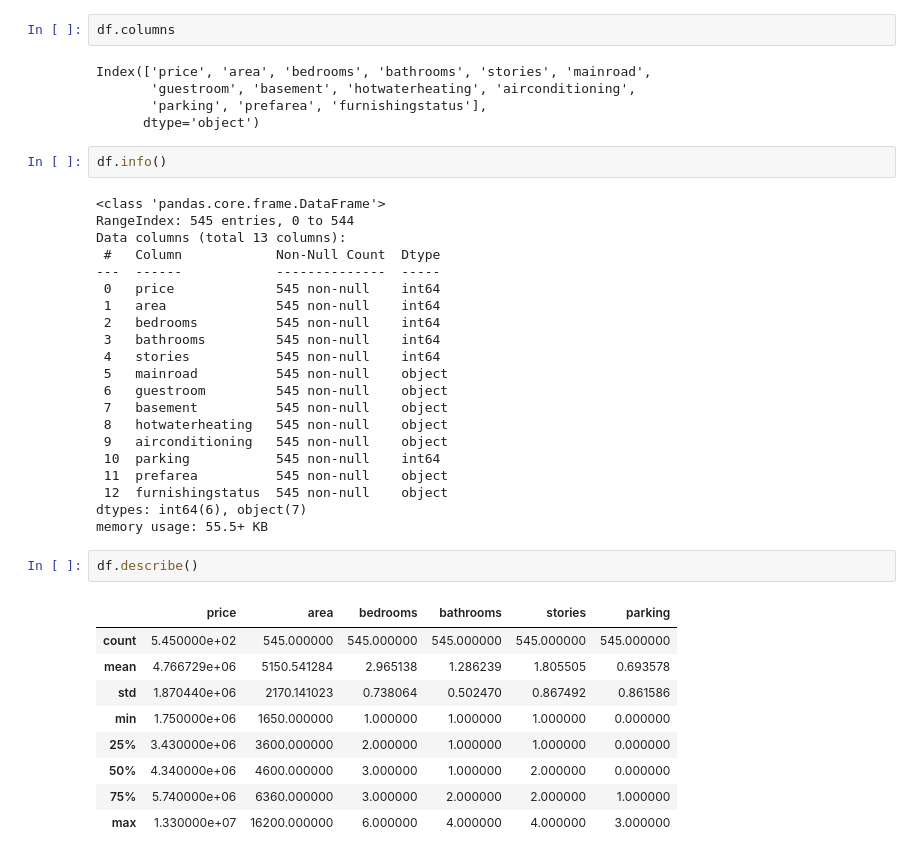
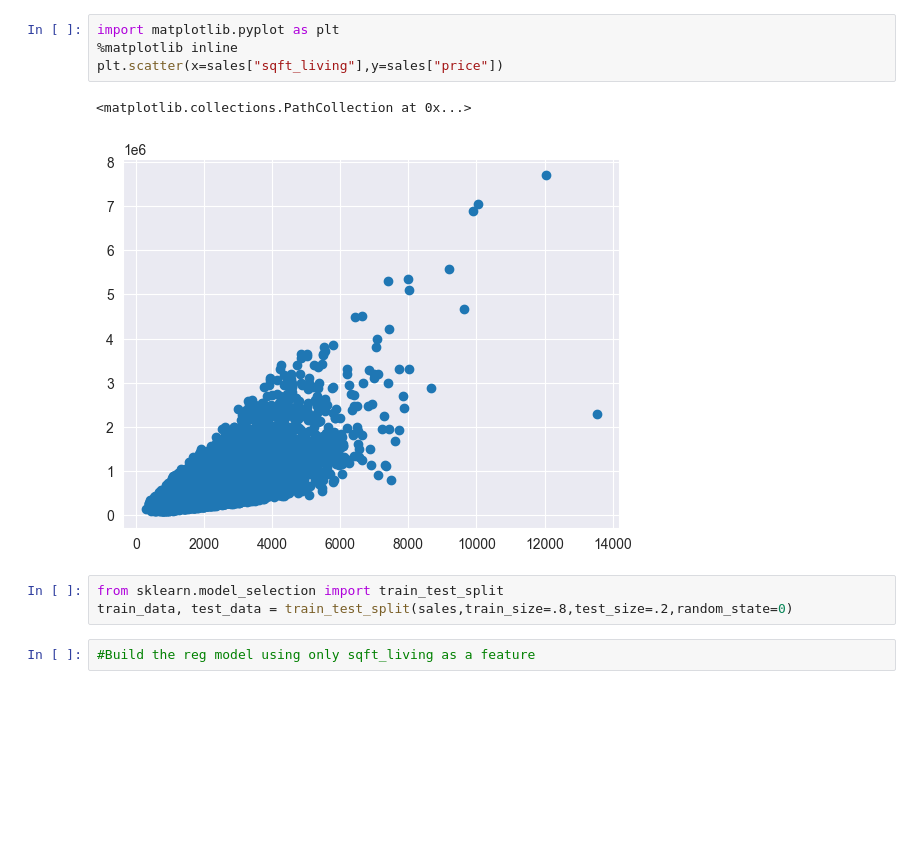
Before and after one commit to rajukan/grk_machine_learning_code, a Jupyter notebook: regression/house_prediction.ipynb, the cells around one changed output. Drawn from its saved outputs; the diff is of its cells as text; blank space fills up the shorter version.

```diff
--- a/regression/house_prediction.ipynb
+++ b/regression/house_prediction.ipynb
@@ -15,42 +14,12 @@ df.head()
 # %%
-df.columns
+import matplotlib.pyplot as plt
+%matplotlib inline
+plt.scatter(x=sales["sqft_living"],y=sales["price"])
 # %% [output]
-Index(['price', 'area', 'bedrooms', 'bathrooms', 'stories', 'mainroad',
-       'guestroom', 'basement', 'hotwaterheating', 'airconditioning',
-       'parking', 'prefarea', 'furnishingstatus'],
-      dtype='object')
+<matplotlib.collections.PathCollection at 0x...>
+[figure, added]
 # %%
-df.info()
+from sklearn.model_selection import train_test_split
+train_data, test_data = train_test_split(sales,train_size=.8,test_size=.2,random_state=0)
-# %% [output]
-<class 'pandas.core.frame.DataFrame'>
-RangeIndex: 545 entries, 0 to 544
-Data columns (total 13 columns):
- #   Column            Non-Null Count  Dtype
----  ------            --------------  -----
- 0   price             545 non-null    int64
- 1   area              545 non-null    int64
- 2   bedrooms          545 non-null    int64
- 3   bathrooms         545 non-null    int64
- 4   stories           545 non-null    int64
- 5   mainroad          545 non-null    object
- 6   guestroom         545 non-null    object
- 7   basement          545 non-null    object
- 8   hotwaterheating   545 non-null    object
- 9   airconditioning   545 non-null    object
- 10  parking           545 non-null    int64
- 11  prefarea          545 non-null    object
- 12  furnishingstatus  545 non-null    object
-dtypes: int64(6), object(7)
-memory usage: 55.5+ KB
 # %%
-df.describe()
+#Build the reg model using only sqft_living as a feature
-# %% [output]
-|  | price | area | bedrooms | bathrooms | stories | parking |
-| count | 5.450000e+02 | 545.000000 | 545.000000 | 545.000000 | 545.000000 | 545.000000 |
-| mean | 4.766729e+06 | 5150.541284 | 2.965138 | 1.286239 | 1.805505 | 0.693578 |
-| std | 1.870440e+06 | 2170.141023 | 0.738064 | 0.502470 | 0.867492 | 0.861586 |
-| min | 1.750000e+06 | 1650.000000 | 1.000000 | 1.000000 | 1.000000 | 0.000000 |
-| 25% | 3.430000e+06 | 3600.000000 | 2.000000 | 1.000000 | 1.000000 | 0.000000 |
-| 50% | 4.340000e+06 | 4600.000000 | 3.000000 | 1.000000 | 2.000000 | 0.000000 |
-| 75% | 5.740000e+06 | 6360.000000 | 3.000000 | 2.000000 | 2.000000 | 1.000000 |
-| max | 1.330000e+07 | 16200.000000 | 6.000000 | 4.000000 | 4.000000 | 3.000000 |
```
Also changed, not shown: parts of 56 cells of this notebook, 1 other file.
